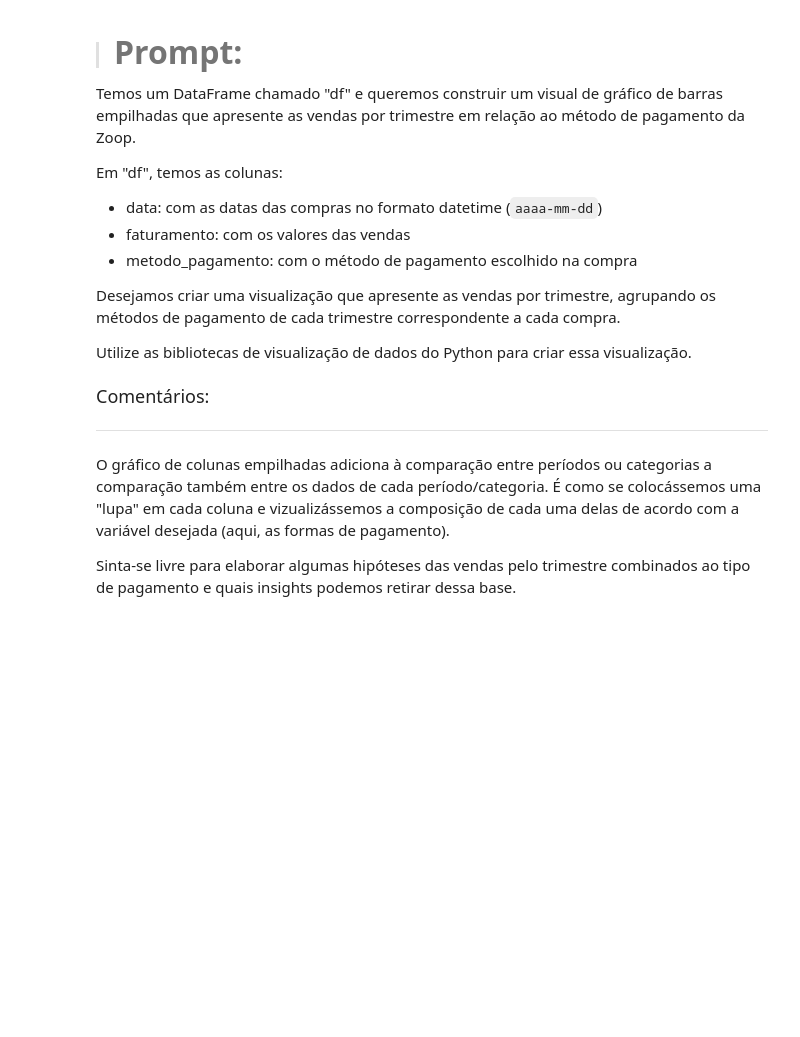
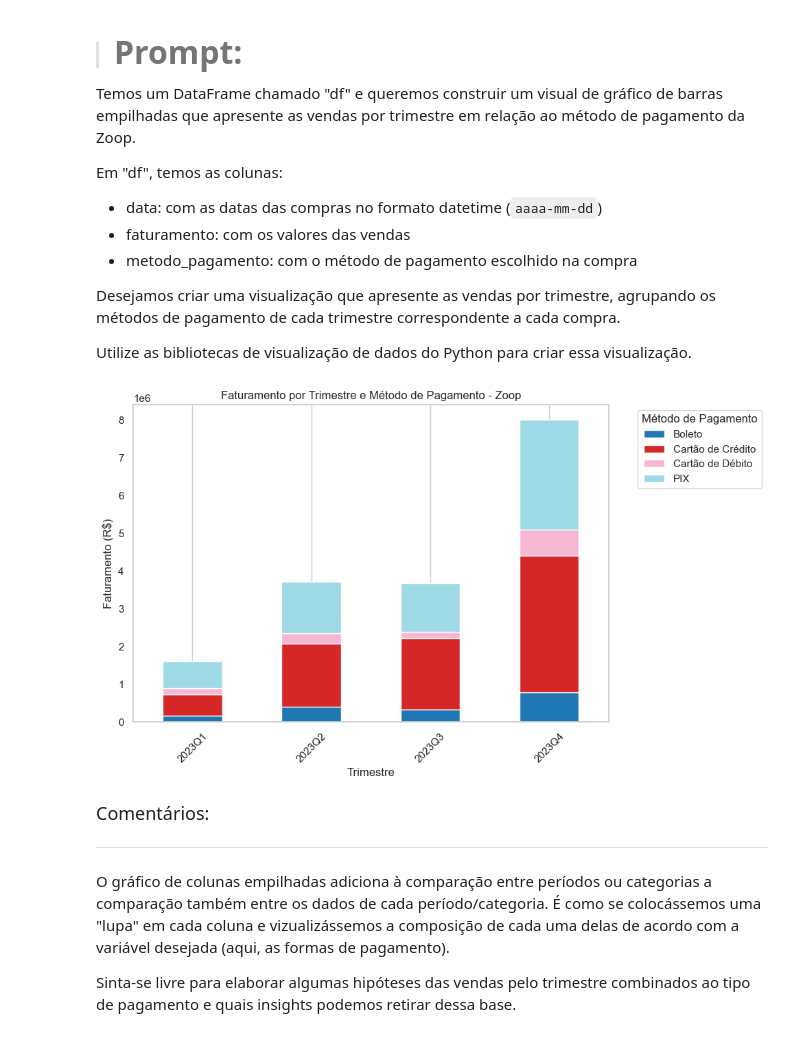
Before and after one commit to TheGabrielVieira/ia-datascience-dataviz, a Jupyter notebook: notebooks/Projeto_IA_aplicada_a_Data_Science.ipynb, the cells around one changed output. Cells and saved outputs as stored; diff of their text form; code cells hidden in the pictures; blank space fills up the shorter version.

Commit message:
feat: analyzing-and-visualizing-statistical-data

```diff
--- a/notebooks/Projeto_IA_aplicada_a_Data_Science.ipynb
+++ b/notebooks/Projeto_IA_aplicada_a_Data_Science.ipynb
@@ -624,6 +624,30 @@ Em "df", temos as colunas:
 Desejamos criar uma visualização que apresente as vendas por trimestre, agrupando os métodos de pagamento de cada trimestre correspondente a cada compra.
 
 Utilize as bibliotecas de visualização de dados do Python para criar essa visualização.
+# %%
+# 1. Converter a coluna "data" para datetime
+df['data'] = pd.to_datetime(df['data'])
+# %%
+# 2. Criar a coluna "trimestre" no formato "Ano - Tn"
+df['trimestre'] = df['data'].dt.to_period('Q').astype(str)
+# %%
+# 3. Agrupar por trimestre e método de pagamento, somando o faturamento
+vendas_trimestre = df.groupby(['trimestre', 'metodo_pagamento'])['faturamento'].sum().unstack(fill_value=0)
+# %%
+# 4. Criar gráfico de barras empilhadas
+vendas_trimestre.plot(kind='bar', stacked=True, figsize=(10, 6), colormap='tab20')
+
+# 5. Ajustes visuais
+plt.title('Faturamento por Trimestre e Método de Pagamento - Zoop')
+plt.xlabel('Trimestre')
+plt.ylabel('Faturamento (R$)')
+plt.xticks(rotation=45)
+plt.legend(title='Método de Pagamento', bbox_to_anchor=(1.05, 1), loc='upper left')
+plt.tight_layout()
+plt.grid(axis='y')
+plt.show()
+# %% [output]
+[figure, added]
 # %% [markdown]
 <font color="7b71ff" size=4> Comentários: </font>
 
```
Also changed, not shown: parts of 9 cells of this notebook.
